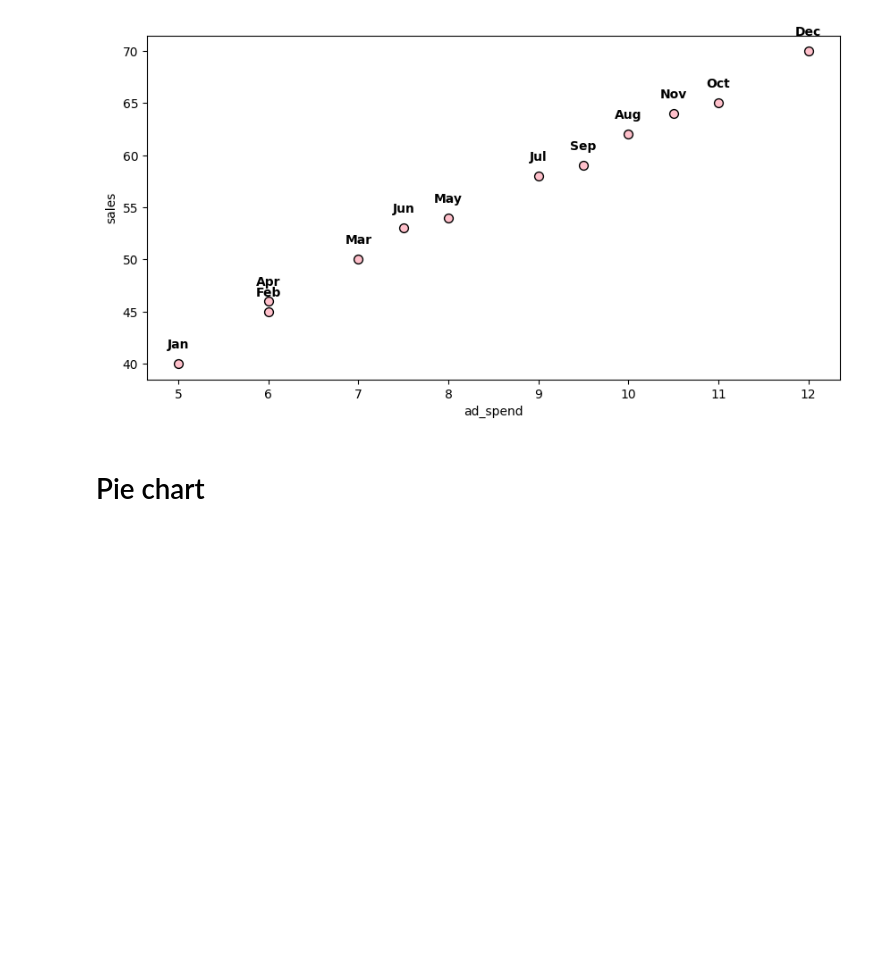
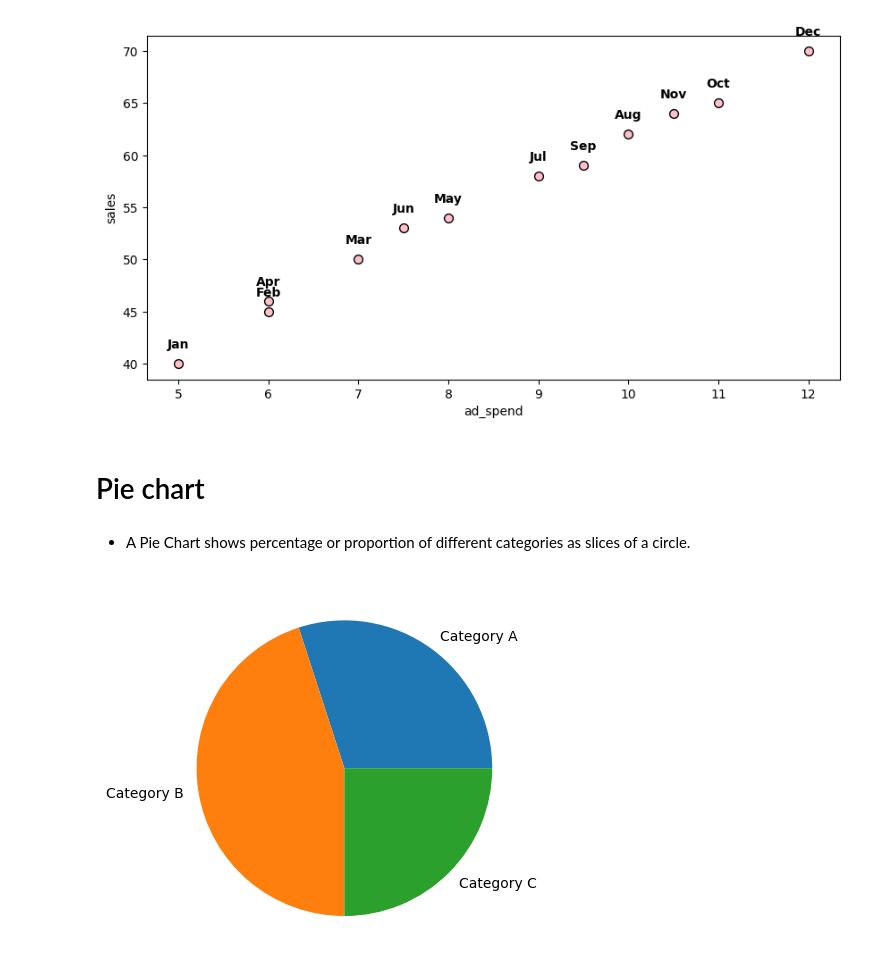
Before and after one commit to shivanimarakana2412-lang/New, a Jupyter notebook: visulation/day1_charts.ipynb, the cells around one changed output. Saved outputs shown, nothing was run; the diff lists cells and outputs as text; code cells hidden in the pictures; blank space fills up the shorter version.

```diff
--- a/visulation/day1_charts.ipynb
+++ b/visulation/day1_charts.ipynb
@@ -210,3 +210,16 @@ plt.show()
 [figure]
 # %% [markdown]
 # Pie chart
+# %% [markdown]
+
+- A Pie Chart shows percentage or proportion of different categories as slices of a circle.
+# %%
+# Data
+labels = ['Category A', 'Category B', 'Category C']
+sizes = [30, 45, 25]   # Must add up to 100%
+
+# Create Pie Chart
+plt.pie(sizes, labels=labels)
+plt.show()
+# %% [output]
+[figure, added]
```
Also changed, not shown: parts of 15 cells of this notebook, 15 other files.
